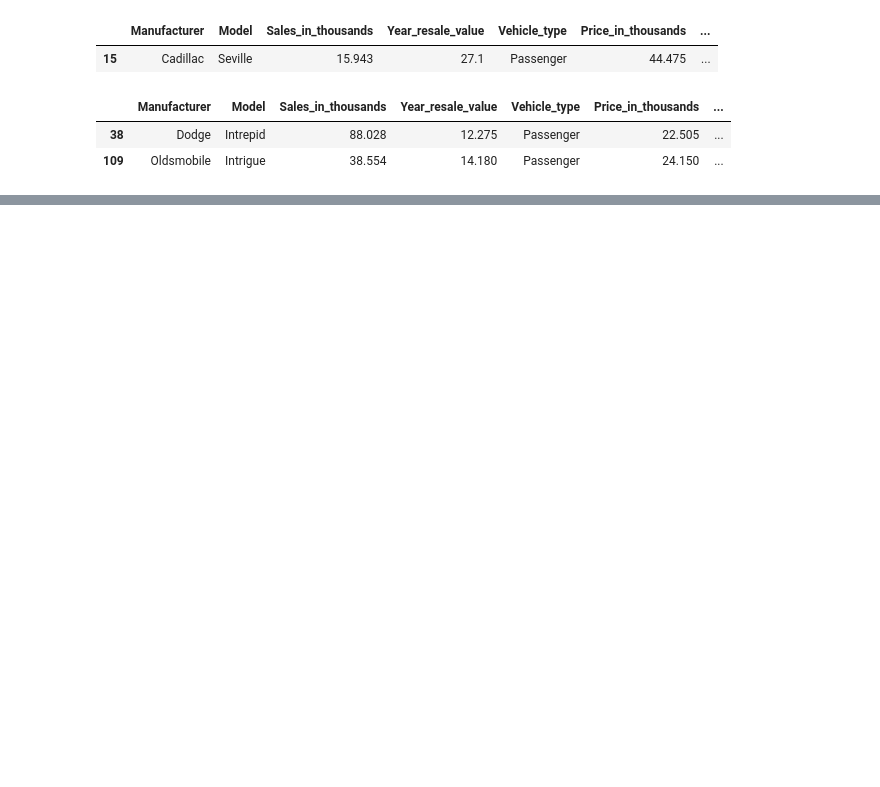
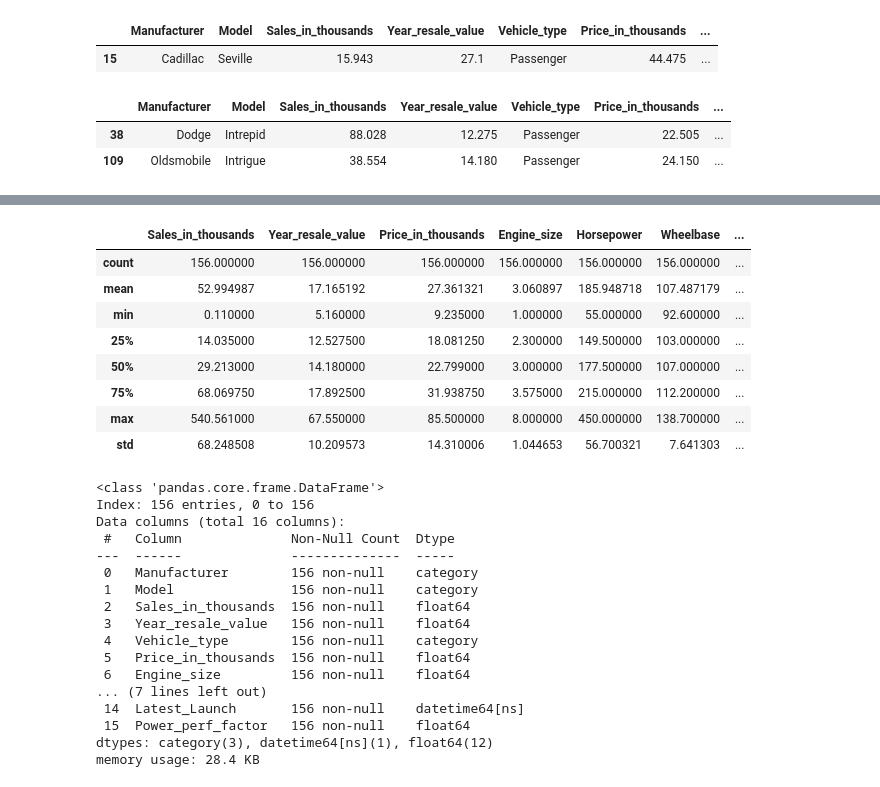
Before and after one commit to bencygv/Project, a Jupyter notebook: notebooks/01_exploration.ipynb, the cells around one changed output, grey strips where cells are left out. Drawn from its saved outputs; the diff is of its cells as text; code cells hidden in the pictures; blank space fills up the shorter version.

Commit message:
Numerical columns missing values handled

```diff
--- a/notebooks/01_exploration.ipynb
+++ b/notebooks/01_exploration.ipynb
@@ -233,3 +242,32 @@ new_df
 |  | Manufacturer | Model | Sales_in_thousands | Year_resale_value | Vehicle_type | Price_in_thousands | ... |
 | 38 | Dodge | Intrepid | 88.028 | 12.275 | Passenger | 22.505 | ... |
 | 109 | Oldsmobile | Intrigue | 38.554 | 14.180 | Passenger | 24.150 | ... |
+# %%
+# Choose predictors for Fuel_efficiency
+features = ["Engine_size", "Horsepower", "Curb_weight"]
+
+# Split data into rows with and without Fuel_efficiency
+train_data = df[df["Fuel_efficiency"].notnull()]
+test_data  = df[df["Fuel_efficiency"].isnull()]
+
+# Save indices of missing rows
+missing_idx = test_data.index
+
+# Prepare training data
+X_train = train_data[features]
+y_train = train_data["Fuel_efficiency"]
+
+# Train regression model
+model = LinearRegression()
+model.fit(X_train, y_train)
+
+# Predict missing Fuel_efficiency values
+X_test = test_data[features]
+predicted_values = model.predict(X_test)
+
+# Assign predictions back
+df.loc[missing_idx, "Fuel_efficiency"] = predicted_values
+
+# Print imputed rows horizontally
+print("Rows imputed using regression:")
+display(df.loc[missing_idx])
@@ -235,0 +279,30 @@ new_df
+# %%
+display(df.describe())
+df.info()
+# %% [output]
+|  | Sales_in_thousands | Year_resale_value | Price_in_thousands | Engine_size | Horsepower | Wheelbase | ... |
+| count | 156.000000 | 156.000000 | 156.000000 | 156.000000 | 156.000000 | 156.000000 | ... |
+| mean | 52.994987 | 17.165192 | 27.361321 | 3.060897 | 185.948718 | 107.487179 | ... |
+| min | 0.110000 | 5.160000 | 9.235000 | 1.000000 | 55.000000 | 92.600000 | ... |
+| 25% | 14.035000 | 12.527500 | 18.081250 | 2.300000 | 149.500000 | 103.000000 | ... |
+| 50% | 29.213000 | 14.180000 | 22.799000 | 3.000000 | 177.500000 | 107.000000 | ... |
+| 75% | 68.069750 | 17.892500 | 31.938750 | 3.575000 | 215.000000 | 112.200000 | ... |
+| max | 540.561000 | 67.550000 | 85.500000 | 8.000000 | 450.000000 | 138.700000 | ... |
+| std | 68.248508 | 10.209573 | 14.310006 | 1.044653 | 56.700321 | 7.641303 | ... |
+<class 'pandas.core.frame.DataFrame'>
+Index: 156 entries, 0 to 156
+Data columns (total 16 columns):
+ #   Column              Non-Null Count  Dtype
+---  ------              --------------  -----
+ 0   Manufacturer        156 non-null    category
+ 1   Model               156 non-null    category
+ 2   Sales_in_thousands  156 non-null    float64
+ 3   Year_resale_value   156 non-null    float64
+ 4   Vehicle_type        156 non-null    category
+ 5   Price_in_thousands  156 non-null    float64
+ 6   Engine_size         156 non-null    float64
+... (7 lines left out)
+ 14  Latest_Launch       156 non-null    datetime64[ns]
+ 15  Power_perf_factor   156 non-null    float64
+dtypes: category(3), datetime64[ns](1), float64(12)
+memory usage: 28.4 KB
```
Also changed, not shown: parts of 4 cells of this notebook.
